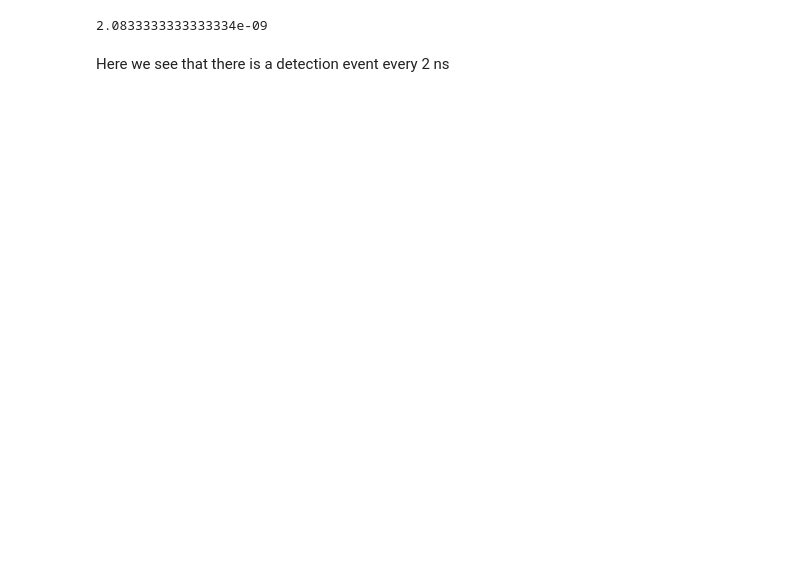
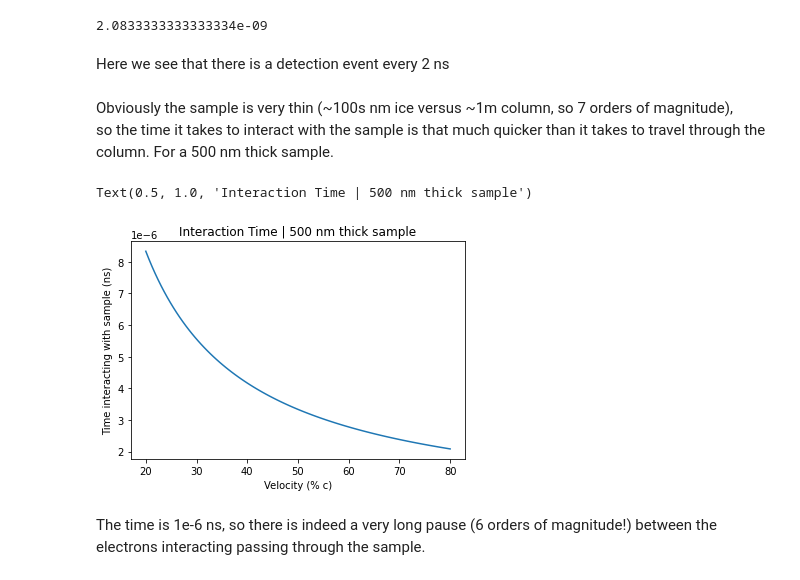
Before and after one commit to geoffwoollard/learn_cryoem_math, a Jupyter notebook: nb/electron_optics.ipynb, the cells around one changed output. Drawn from its saved outputs; the diff is of its cells as text; code cells hidden in the pictures; blank space fills up the shorter version.

Commit message:
thin sample.

```diff
--- a/nb/electron_optics.ipynb
+++ b/nb/electron_optics.ipynb
@@ -153,3 +155,20 @@ e_rate = doserate_e_A2_s*image_length_A**2
 2.0833333333333334e-09
 # %% [markdown]
 Here we see that there is a detection event every 2 ns
+# %% [markdown]
+Obviously the sample is very thin (~100s nm ice versus ~1m column, so 7 orders of magnitude), so the time it takes to interact with the sample is that much quicker than it takes to travel through the column. For a 500 nm thick sample.
+# %%
+d=500e-9
+v = np.linspace(.2,.8,100)*c
+t = d/v
+sr = pd.Series(t*1e9)#ns
+sr.index = v/c*100
+ax = sr.plot()
+ax.set_xlabel('Velocity (% c)')
+ax.set_ylabel('Time interacting with sample (ns)')
+ax.set_title('Interaction Time | 500 nm thick sample')
+# %% [output]
+Text(0.5, 1.0, 'Interaction Time | 500 nm thick sample')
+[figure, added]
+# %% [markdown]
+The time is 1e-6 ns, so there is indeed a very long pause (6 orders of magnitude!) between the electrons interacting passing through the sample.
```
Also changed, not shown: parts of 3 cells of this notebook.
